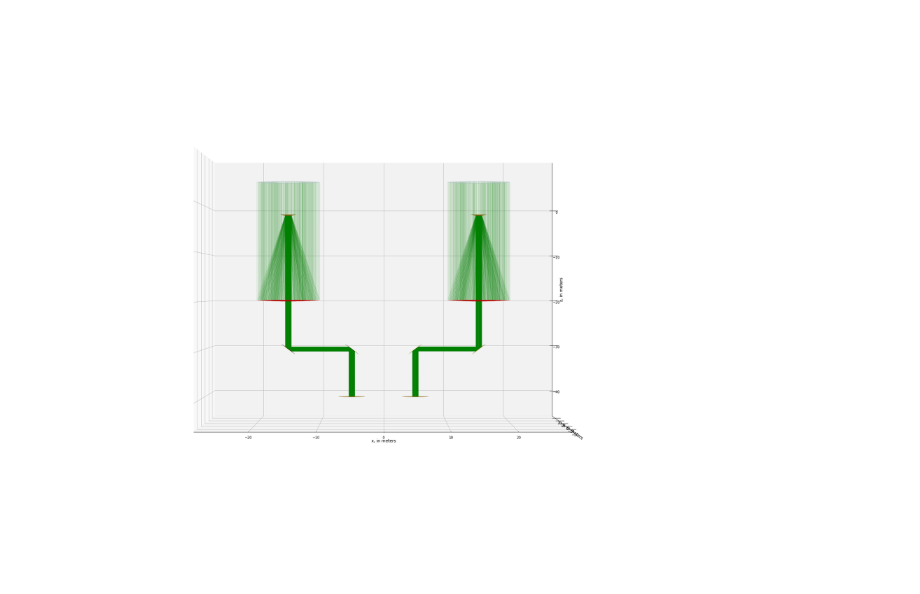
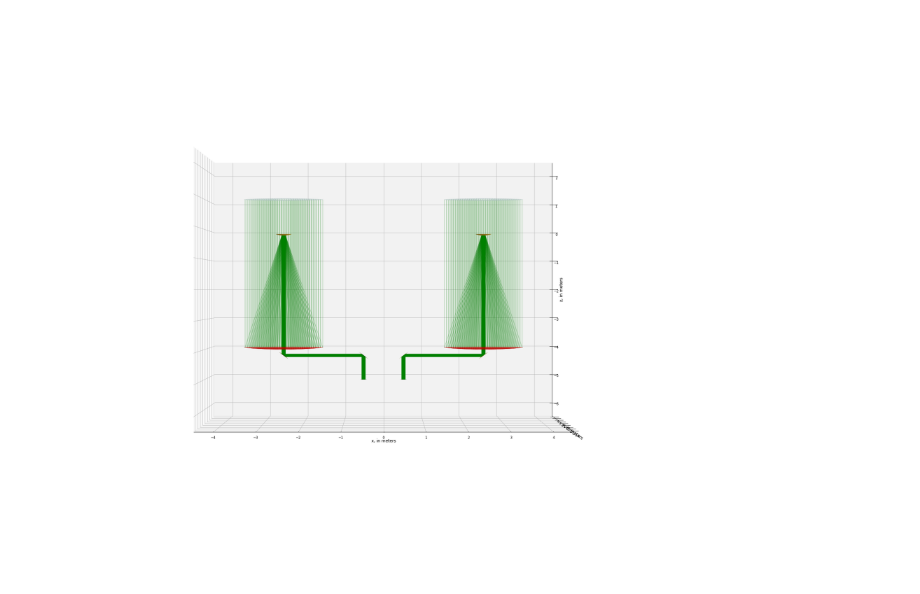
Before and after one commit to pigsboss/pimms, a Jupyter notebook: notes/raytracing.ipynb, the cells around one changed output. Saved outputs shown, nothing was run; the diff lists cells and outputs as text; code cells hidden in the pictures.

```diff
--- a/notes/raytracing.ipynb
+++ b/notes/raytracing.ipynb
@@ -1,34 +1,34 @@
 # %%
 import pimms.optics as op
 import copy
 reload(op)
-m0=op.SymmetricQuadricMirror(4., 10.,  f=np.inf, g=np.inf, b=(-1,-1),p=(0,0,5))
-m1=op.SymmetricQuadricMirror(2., 10.,  f=20.,    g=np.inf, b=(1,1))
-m2=op.SymmetricQuadricMirror(0.,  2.5, f=2.,     g=np.inf,    b=(1,1))
-m3=op.SymmetricQuadricMirror(0.,  3.,  f=np.inf, g=np.inf, b=(1,1), p=(0,0,-30), q=op.quat.from_angles(0., np.pi/4.))
-m4=op.SymmetricQuadricMirror(0.,  3.,  f=np.inf, g=np.inf, b=(1,1), p=(-10.,0,-30.), q=op.quat.from_angles(0., np.pi/4.))
-d1=op.Detector(3.,  64, p=(-10,0,-40))
+m0=op.SymmetricQuadricMirror(0.4, 2.,  f=np.inf, g=np.inf, b=(-1,-1),p=(0,0,1))
+m1=op.SymmetricQuadricMirror(0.3, 2.,  f=4.0,    g=np.inf, b=(1,1))
+m2=op.SymmetricQuadricMirror(0.,  0.4, f=0.2,    g=np.inf, b=(1,1))
+m3=op.SymmetricQuadricMirror(0.,  0.3, f=np.inf, g=np.inf, b=(1,1), p=( 0., 0, -4.2), q=op.quat.from_angles(0., np.pi/4.))
+m4=op.SymmetricQuadricMirror(0.,  0.3, f=np.inf, g=np.inf, b=(1,1), p=(-2., 0, -4.2), q=op.quat.from_angles(0., np.pi/4.))
+d1=op.Detector(0.12, 64, p=(-2., 0, -5.))
 m0.is_virtual=True
 m0.is_entrance=True
 m1.is_primary=True
 assembly=op.OpticalAssembly()
 assembly.add_part(m0)
 assembly.add_part(m1)
 assembly.add_part(m2)
 assembly.add_part(m3)
 assembly.add_part(m4)
 assembly.add_part(d1)
 new_assembly=copy.deepcopy(assembly)
-assembly.move([15,0,0])
+assembly.move([2.5,0,0])
 new_assembly.rotate(op.quat.from_angles(np.pi, 0.))
-new_assembly.move([-15,0,0])
+new_assembly.move([-2.5,0,0])
 assembly.join(new_assembly)
 del new_assembly
-s=op.LightSource((np.pi,np.deg2rad(5./3600.),np.inf))
-p,q=s(assembly.get_entrance(), 1000, 1)
+s=op.LightSource((np.pi,np.deg2rad(1e-1/3600.),np.inf))
+p,q=s(assembly.get_entrance(), 1000, 1, sampling='dizzle')
 trace,seq=assembly.trace(q,steps=6)
 fig=plt.figure(figsize=(30,30))
 ax=fig.add_subplot(111,projection='3d')
 trigs,zs,extent=assembly.draw(axes=ax,draw_virtual=True,raytrace=trace,view_angles=(0, -90))
 # %% [output]
-[figure, old version]
+[figure, new version]
```
Also changed, not shown: parts of 11 cells of this notebook, 1 other file.
